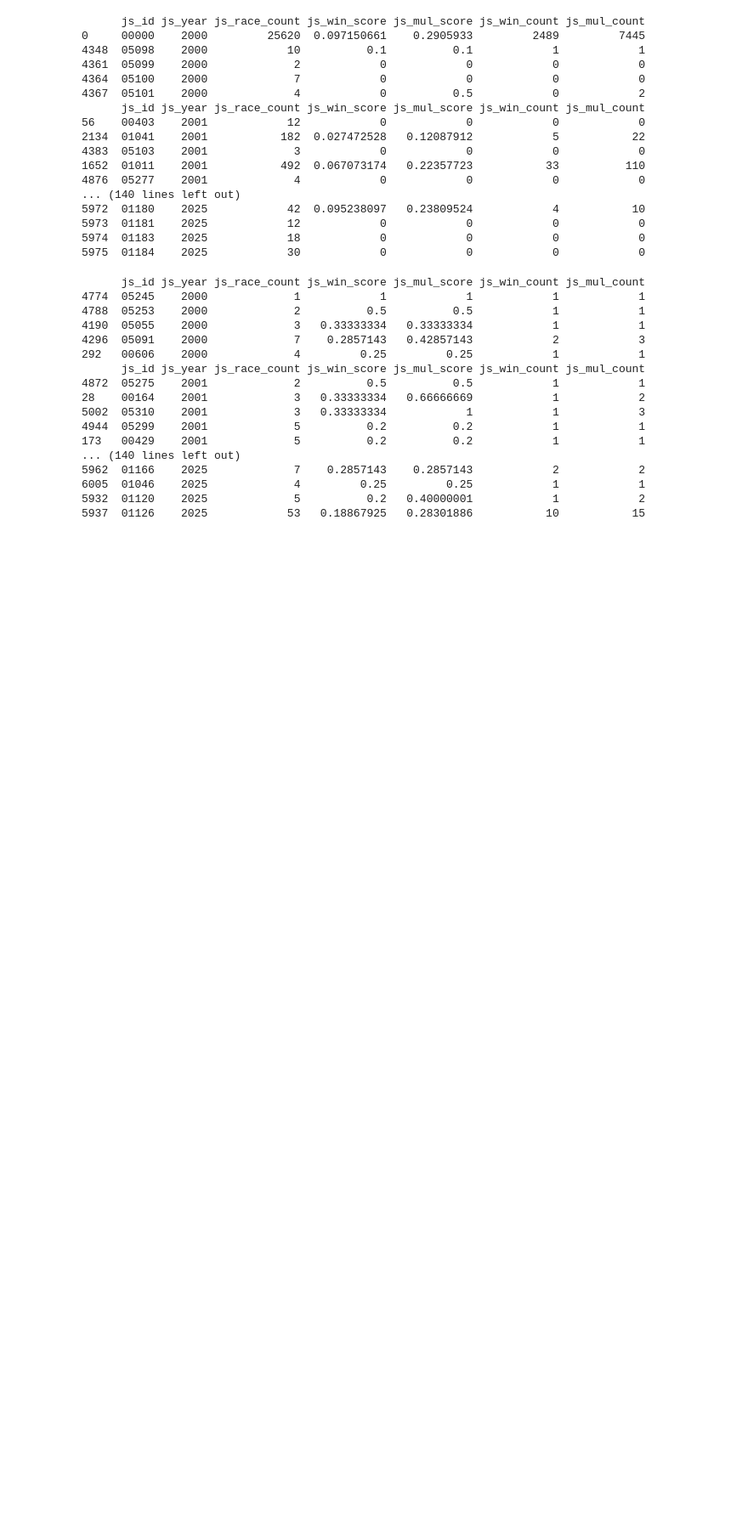
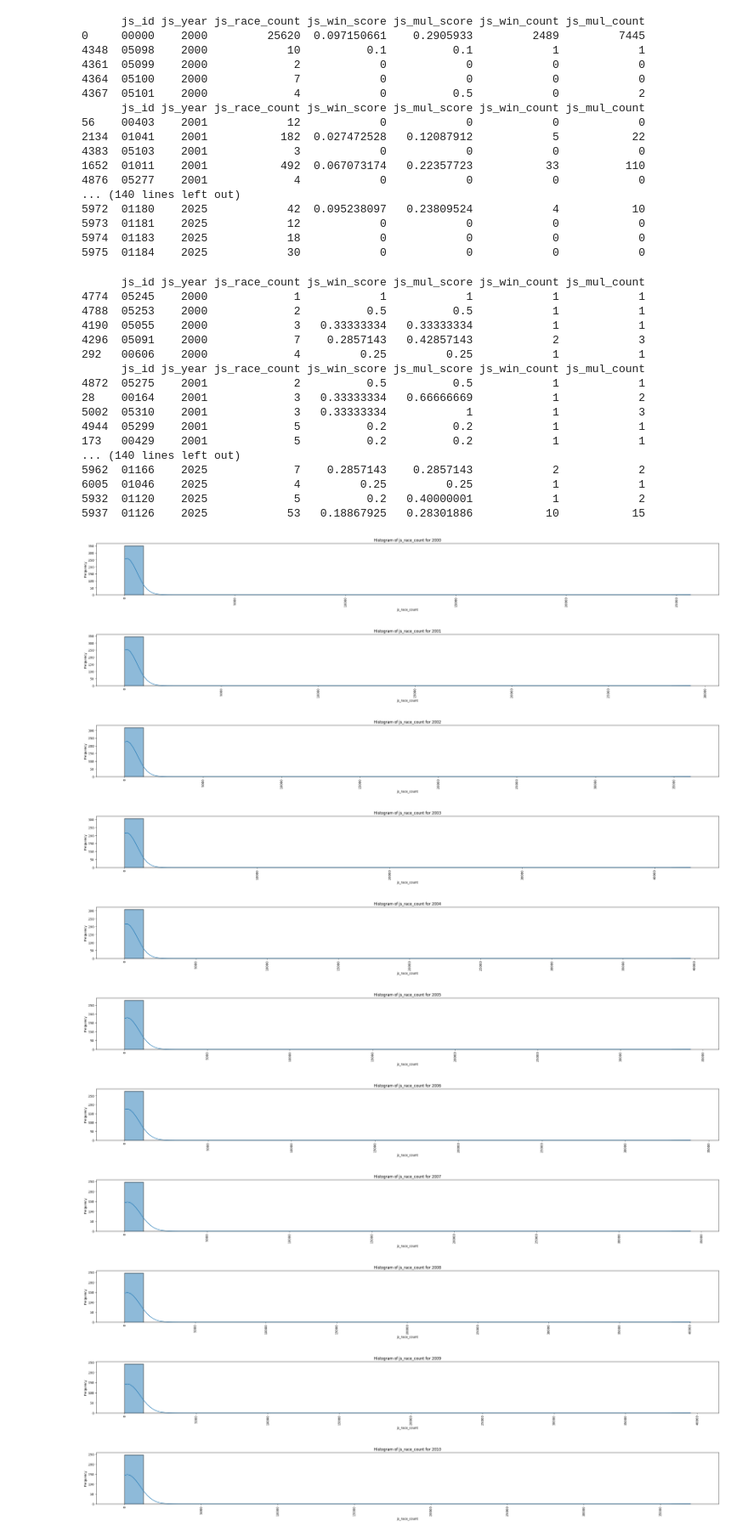
Before and after one commit to keeponing/py2_aider, a Jupyter notebook: 04_開発/04_05_jockey_アルゴリズム.ipynb, the cells around one changed output. Shown at 85% size. Saved outputs shown, nothing was run; the diff lists cells and outputs as text; code cells hidden in the pictures; blank space fills up the shorter version.

```diff
--- a/04_開発/04_05_jockey_アルゴリズム.ipynb
+++ b/04_開発/04_05_jockey_アルゴリズム.ipynb
@@ -131,31 +131,43 @@ for key, group in df_group_y:
 
 # for year, group in df_group_y:
 #   plt.figure(figsize=(36,3))  # Create a new figure for each year
 #   sns.histplot(group['js_race_count'], bins=30, kde=True)
 #   plt.title(f'Histogram of js_race_count for {year}')
 #   plt.xlabel('js_race_count')
 #   plt.ylabel('Frequency')
 #   plt.xticks(rotation=90)  # Rotate X-axis labels by 90 degrees
 #   plt.show()
 
 k_a_util.prepare_pd_on_notebook()
 
 dict_statistics = {}
 filepath = f'/content/drive/MyDrive/Dev/Kjvan/kjdb_score.accdb'
 df_summary = k_a_util.read_table(filepath, table_name)
-df_summary = df_summary[df_summary[js_race_count] != '00000']
+df_summary = df_summary[df_summary['js_id'] != '00000']
 df_summary = df_summary.sort_values(by='js_year')
 
 
 df_group_y = df_summary.groupby('js_year')
 
 for year, group in df_group_y:
     plt.figure(figsize=(36, 3))  # Create a new figure for each year
     group['js_race_count'] = group['js_race_count'].astype(int)
     group = group.sort_values(by='js_race_count')  # Sort by js_race_count in ascending order
     sns.histplot(group['js_race_count'], bins=30, kde=True)
     plt.title(f'Histogram of js_race_count for {year}')
     plt.xlabel('js_race_count')
     plt.ylabel('Frequency')
     plt.xticks(rotation=90)  # Rotate X-axis labels by 90 degrees
     plt.show()
+# %% [output]
+[figure, added]
+[figure, added]
+[figure, added]
+[figure, added]
+[figure, added]
+[figure, added]
+[figure, added]
+[figure, added]
+[figure, added]
+[figure, added]
+[figure, added]
```
Also changed, not shown: parts of 1 cell of this notebook.
